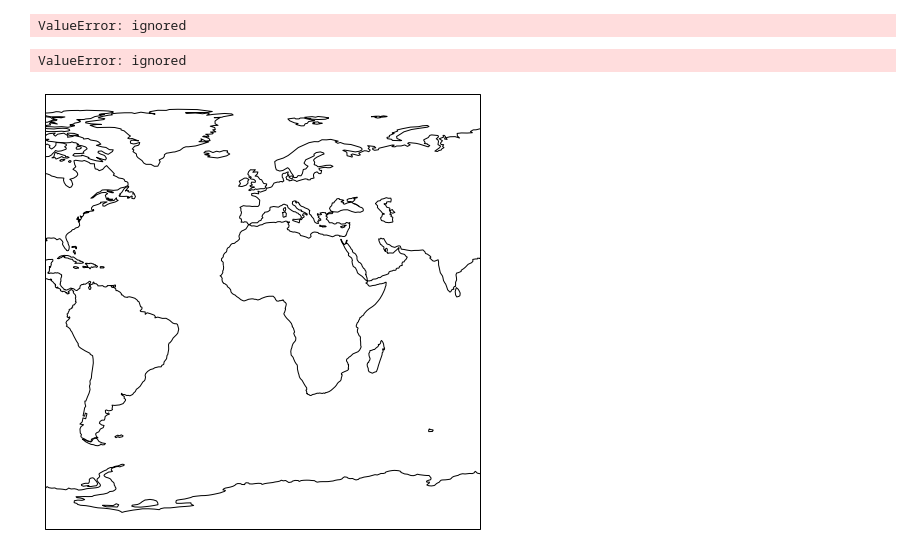
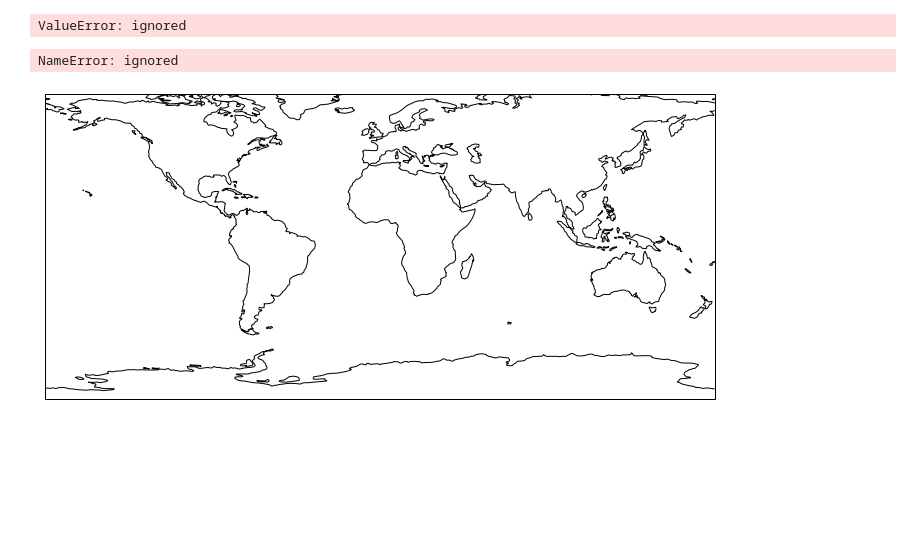
Before and after one commit to lagos-a1/AndresLagos_13092248_A1, a Jupyter notebook: Untitled6.ipynb, the cells around one changed output. Saved outputs shown, nothing was run; the diff lists cells and outputs as text; code cells hidden in the pictures; blank space fills up the shorter version.

```diff
--- a/Untitled6.ipynb
+++ b/Untitled6.ipynb
@@ -161,25 +157,24 @@ pos = {airport: (v['lon'], v['lat'])
        airports_Aus.to_dict('index').items()}
 # %% [output]
 ValueError: ignored
-# %%
-deg = nx.degree(sg)
-sizes = [5 * deg[iata] for iata in sg.nodes]
 # %%
 # Map projection
 crs = ccrs.PlateCarree()
 fig, ax = plt.subplots(
     1, 1, figsize=(12, 8),
     subplot_kw=dict(projection=crs))
 ax.coastlines()
 # Extent of continental US.
-ax.set_extent([90, 270, -40, 40])
+ax.set_extent([-108, -620, 40, 250])
 nx.draw_networkx(sg, ax=ax,
                  font_size=16,
                  alpha=.5,
                  width=.075,
                  node_size=sizes,
+                 labels=labels,
+                 pos=pos,
                  node_color=altitude,
                  cmap=plt.cm.autumn)
 # %% [output]
-ValueError: ignored
+NameError: ignored
-[figure, old version]
+[figure, new version]
```
Also changed, not shown: parts of 6 cells of this notebook.
